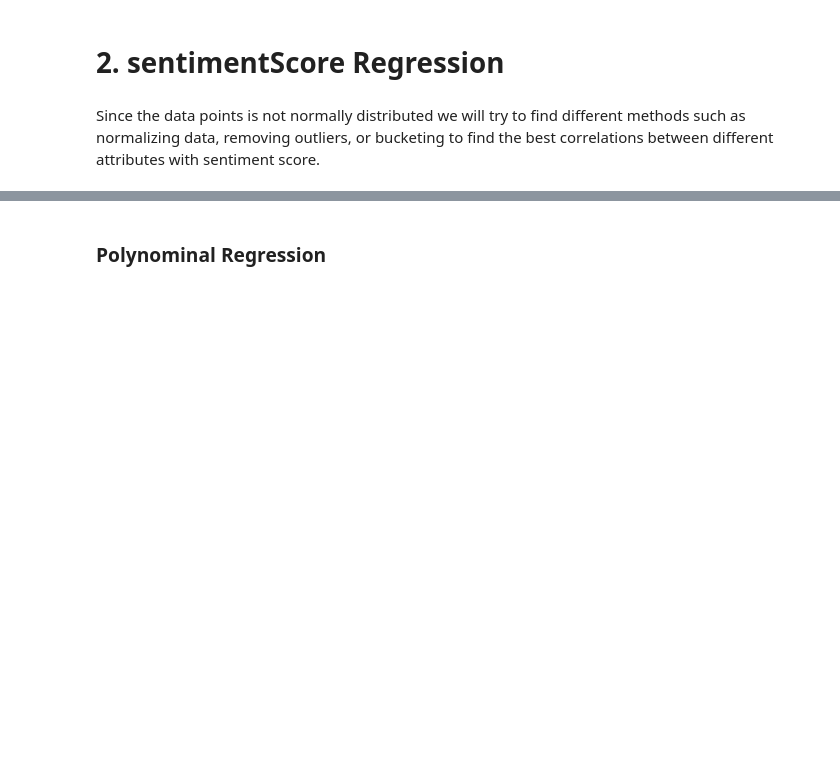
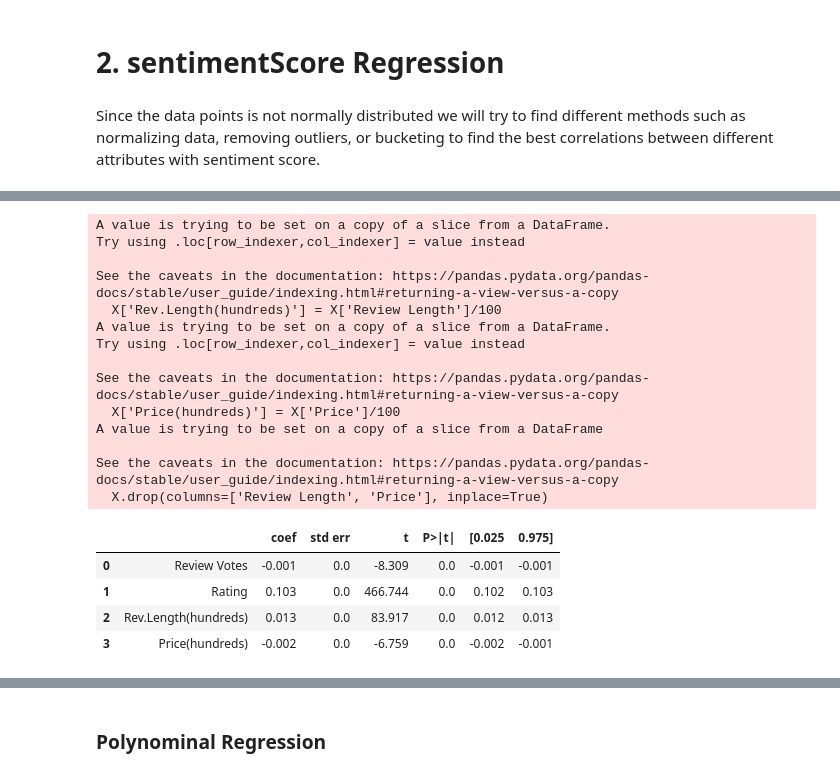
Before and after one commit to longbui23/Amazon-Analysis, a Jupyter notebook: MultivariateRegression.ipynb, the cells around one changed output, grey strips where cells are left out. Saved outputs shown, nothing was run; the diff lists cells and outputs as text; code cells hidden in the pictures; blank space fills up the shorter version.

```diff
--- a/MultivariateRegression.ipynb
+++ b/MultivariateRegression.ipynb
@@ -112,0 +157,43 @@ Notes:
+# %%
+# Define the independent variables (features) and the dependent variable
+X = sentiment_df[['Review Length', 'Review Votes', 'Price', 'Rating']]
+X['Rev.Length(hundreds)'] = X['Review Length']/100
+X['Price(hundreds)'] = X['Price']/100
+X.drop(columns=['Review Length', 'Price'], inplace=True)
+
+y = sentiment_df['sentimentScore']
+
+# Fit the multivariate regression model
+model = sm.OLS(y, X).fit()
+
+# Extract summary table data
+summary_data = model.summary().tables[1]
+
+# Convert summary table data to a pandas DataFrame
+summary_df = pd.DataFrame(summary_data.data[1:], columns=summary_data.data[0])
+
+# Round every value to two decimal places
+summary_df = summary_df.apply(lambda x: pd.to_numeric(x, errors='ignore')).round(3)
+
+# Print the DataFrame
+summary_df
+# %% [output]
+A value is trying to be set on a copy of a slice from a DataFrame.
+Try using .loc[row_indexer,col_indexer] = value instead
+
+See the caveats in the documentation: https://pandas.pydata.org/pandas-docs/stable/user_guide/indexing.html#returning-a-view-versus-a-copy
+  X['Rev.Length(hundreds)'] = X['Review Length']/100
+A value is trying to be set on a copy of a slice from a DataFrame.
+Try using .loc[row_indexer,col_indexer] = value instead
+
+See the caveats in the documentation: https://pandas.pydata.org/pandas-docs/stable/user_guide/indexing.html#returning-a-view-versus-a-copy
+  X['Price(hundreds)'] = X['Price']/100
+A value is trying to be set on a copy of a slice from a DataFrame
+
+See the caveats in the documentation: https://pandas.pydata.org/pandas-docs/stable/user_guide/indexing.html#returning-a-view-versus-a-copy
+  X.drop(columns=['Review Length', 'Price'], inplace=True)
+|  |  | coef | std err | t | P>|t| | [0.025 | 0.975] |
+| 0 | Review Votes | -0.001 | 0.0 | -8.309 | 0.0 | -0.001 | -0.001 |
+| 1 | Rating | 0.103 | 0.0 | 466.744 | 0.0 | 0.102 | 0.103 |
+| 2 | Rev.Length(hundreds) | 0.013 | 0.0 | 83.917 | 0.0 | 0.012 | 0.013 |
+| 3 | Price(hundreds) | -0.002 | 0.0 | -6.759 | 0.0 | -0.002 | -0.001 |
```
Also changed, not shown: parts of 8 cells of this notebook.
